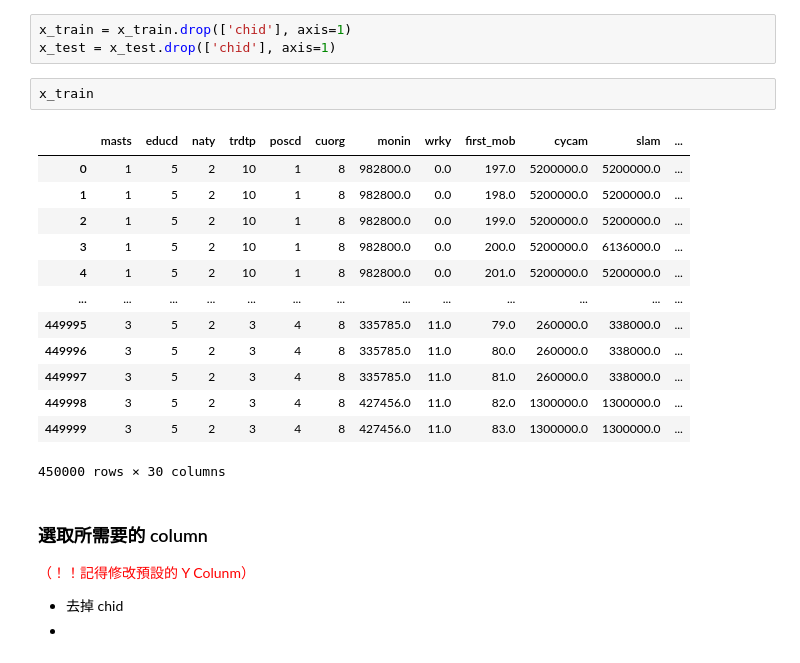
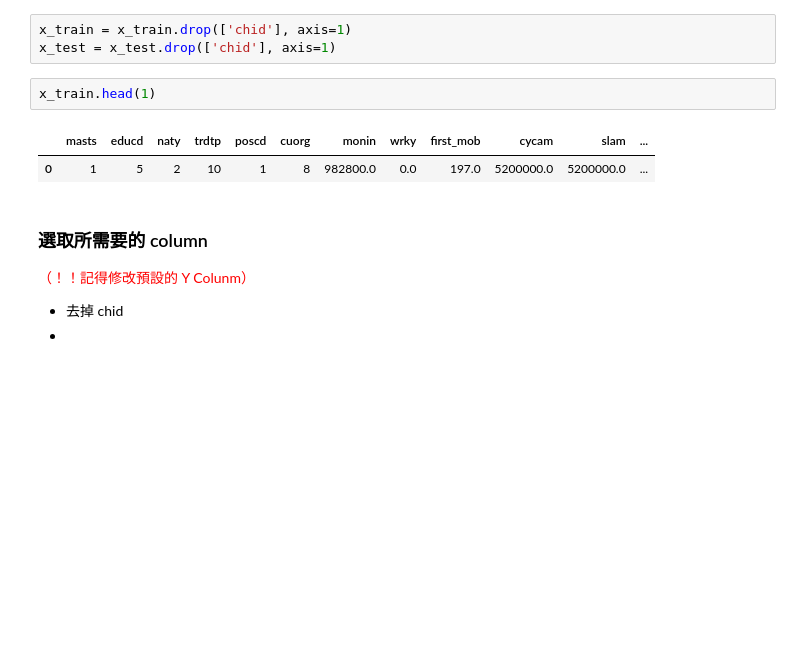
Before and after one commit to justinyeh1995/edu_framework, a Jupyter notebook: WenMing/2_logistic_regression_user_profile_prediction.ipynb, the cells around one changed output. Drawn from its saved outputs; the diff is of its cells as text; blank space fills up the shorter version.

```diff
--- a/WenMing/2_logistic_regression_user_profile_prediction.ipynb
+++ b/WenMing/2_logistic_regression_user_profile_prediction.ipynb
@@ -71,21 +68,10 @@ user_list_test = x_test['chid']
 x_train = x_train.drop(['chid'], axis=1)
 x_test = x_test.drop(['chid'], axis=1)
 # %%
-x_train
+x_train.head(1)
 # %% [output]
 |  | masts | educd | naty | trdtp | poscd | cuorg | monin | wrky | first_mob | cycam | slam | ... |
 | 0 | 1 | 5 | 2 | 10 | 1 | 8 | 982800.0 | 0.0 | 197.0 | 5200000.0 | 5200000.0 | ... |
-| 1 | 1 | 5 | 2 | 10 | 1 | 8 | 982800.0 | 0.0 | 198.0 | 5200000.0 | 5200000.0 | ... |
-| 2 | 1 | 5 | 2 | 10 | 1 | 8 | 982800.0 | 0.0 | 199.0 | 5200000.0 | 5200000.0 | ... |
-| 3 | 1 | 5 | 2 | 10 | 1 | 8 | 982800.0 | 0.0 | 200.0 | 5200000.0 | 6136000.0 | ... |
-| 4 | 1 | 5 | 2 | 10 | 1 | 8 | 982800.0 | 0.0 | 201.0 | 5200000.0 | 5200000.0 | ... |
-| ... | ... | ... | ... | ... | ... | ... | ... | ... | ... | ... | ... | ... |
-| 449995 | 3 | 5 | 2 | 3 | 4 | 8 | 335785.0 | 11.0 | 79.0 | 260000.0 | 338000.0 | ... |
-| 449996 | 3 | 5 | 2 | 3 | 4 | 8 | 335785.0 | 11.0 | 80.0 | 260000.0 | 338000.0 | ... |
-| 449997 | 3 | 5 | 2 | 3 | 4 | 8 | 335785.0 | 11.0 | 81.0 | 260000.0 | 338000.0 | ... |
-| 449998 | 3 | 5 | 2 | 3 | 4 | 8 | 427456.0 | 11.0 | 82.0 | 1300000.0 | 1300000.0 | ... |
-| 449999 | 3 | 5 | 2 | 3 | 4 | 8 | 427456.0 | 11.0 | 83.0 | 1300000.0 | 1300000.0 | ... |
-450000 rows × 30 columns
 # %% [markdown]
 ### 選取所需要的 column
 <span style="color:red">（！！記得修改預設的 Y Colunm）</span>
```
Also changed, not shown: parts of 14 cells of this notebook.
